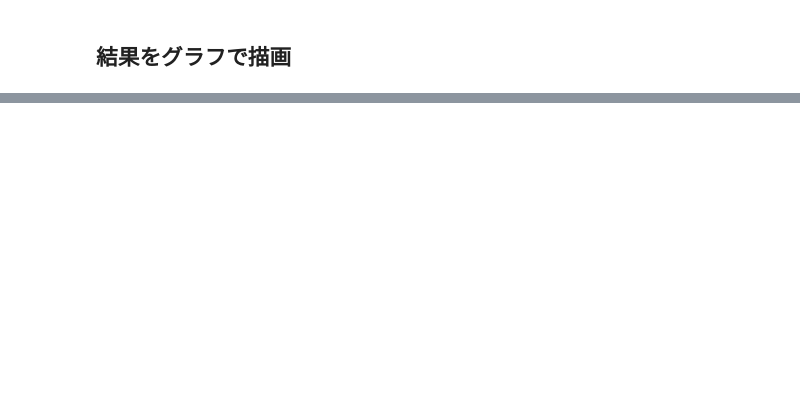
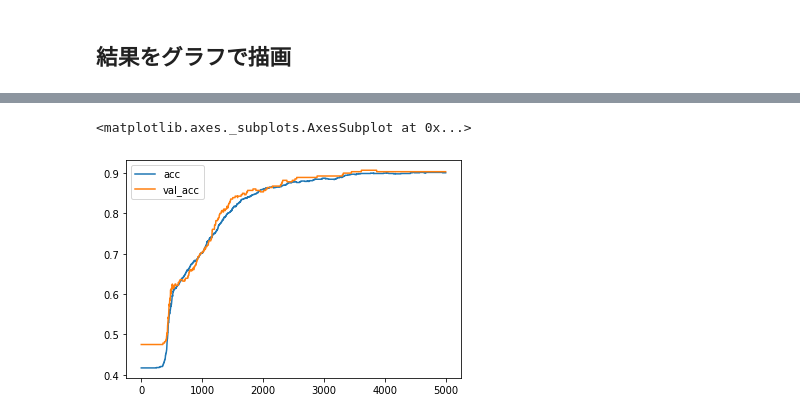
Before and after one commit to Naoki0424/my_document, a Jupyter notebook: 20211023_keras_logistic_regression.ipynb, the cells around one changed output, grey strips where cells are left out. Cells and saved outputs as stored; diff of their text form; code cells hidden in the pictures; blank space fills up the shorter version.

```diff
--- a/20211023_keras_logistic_regression.ipynb
+++ b/20211023_keras_logistic_regression.ipynb
@@ -131,3 +162,9 @@ DataFrame({'loss': history.history['loss']}).plot()
+# %%
+DataFrame({'acc': history.history['acc'],
+           'val_acc': history.history['val_acc']}).plot()
+# %% [output]
+<matplotlib.axes._subplots.AxesSubplot at 0x...>
+[figure, added]
 # %%
 # 調整を終えたパラメータを取得
 [[w1], [w2]], [b] = model.get_weights()
```
Also changed, not shown: parts of 10 cells of this notebook.
